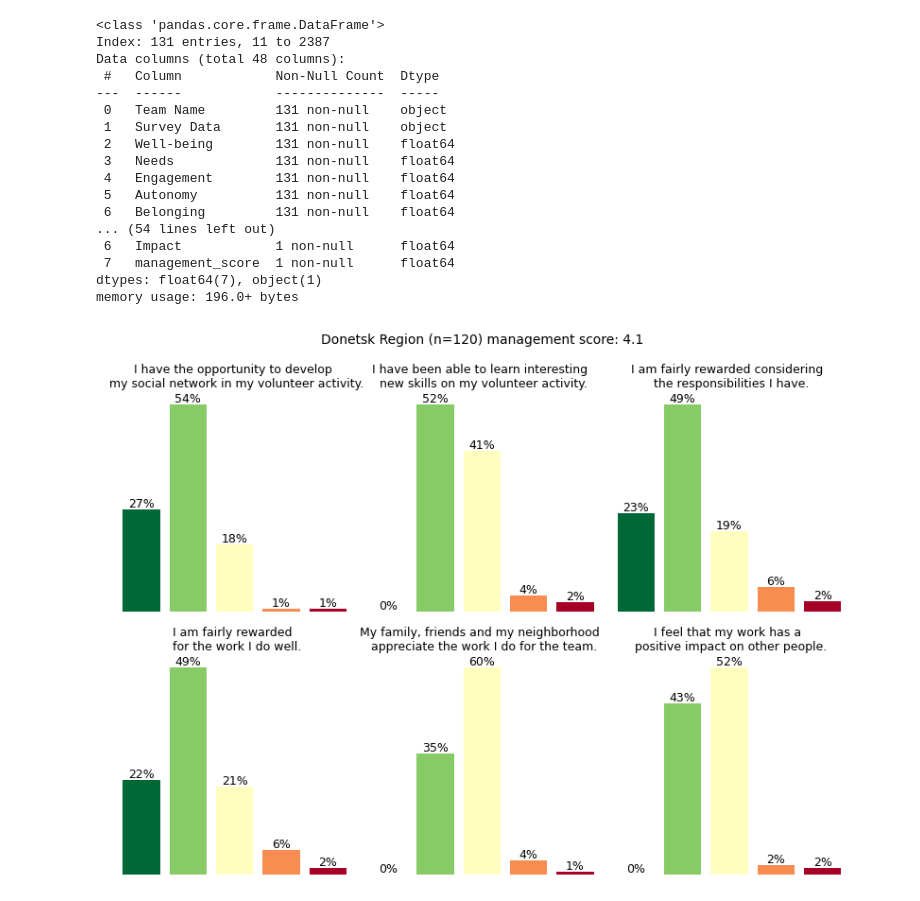
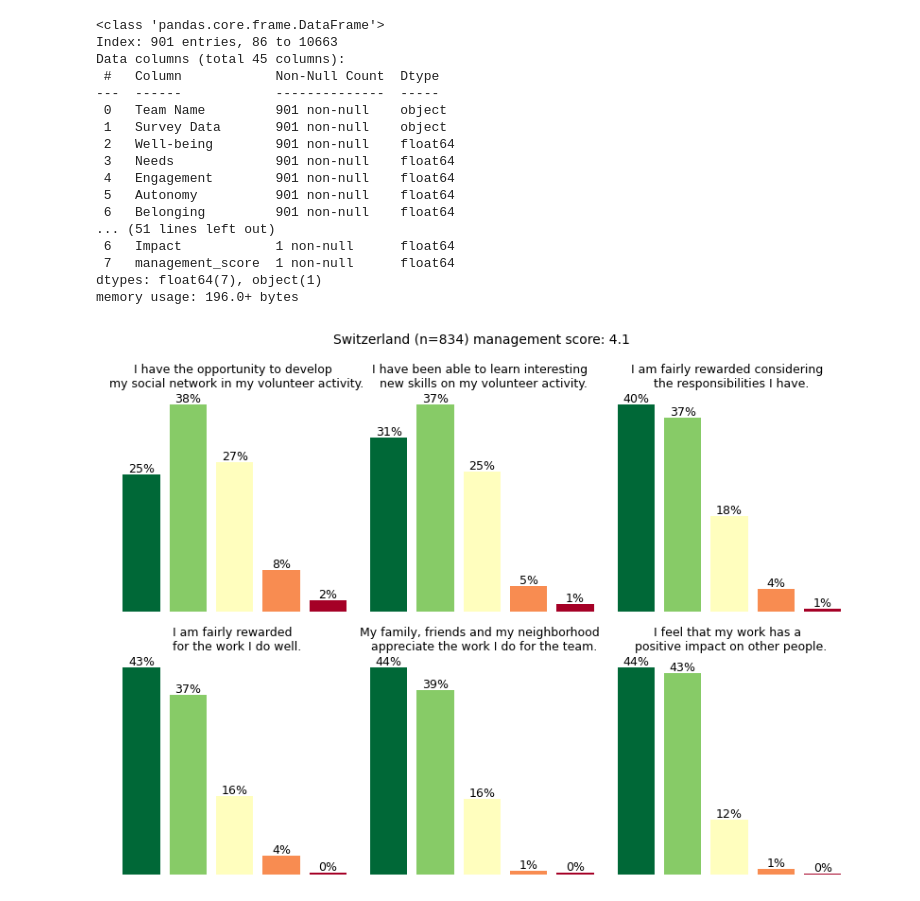
Before and after one commit to gabrielpictet/Motiro, a Jupyter notebook: Bar.ipynb, the cells around one changed output. Drawn from its saved outputs; the diff is of its cells as text; code cells hidden in the pictures.

```diff
--- a/Bar.ipynb
+++ b/Bar.ipynb
@@ -143,22 +148,27 @@ memory usage: 50.1+ KB
 ## Provides a figure with 3 bar graphs in one row showing the distribution of answers
 ## of answers to Motiro questions grouped by dimensions
 ## Dimensions with three vars: Autonomy, Belonging, Needs, Leadership.
-## see cell above for the health dimension
+## see cell above for the wellbeing dimension
 
 ## For testing purpose:
-NS='URC'
+NS='SRC'
 # Load the dataset
 df = pd.read_csv(file_path, sep=",", encoding='utf-8')
 #df.info()
 
 ## select which team, circle, category of respondent, etc. to display
-team='Donetsk Region'
+team='Switzerland'
 ## select which variables (grouped in a "dimension") to display
-dimension='leadership'
+dimension='needs'
+#dimension='autonomy'
+#dimension='belonging'
+#dimension='competence'
+#dimension='leadership'
 
 # Filter the dataframe for 'Team Name'
 #df = df[df['Team Name'] == team]
-df = df[df['region'] == team]
+#df = df[df['region'] == team]
+df = df[df['Country'] == team]
 df.info()
 
 #For circles (groups of teams), further filtering might be required:
@@ -170,7 +180,7 @@ df = df[df['Position'] == 'Volunteer']
 n = df['Volunteer'].sum() + df['Staff'].sum()
 
 # Define variable sets (dimensions)
-#health_vars = ['Strong','Drained','Frustrated']
+health_vars = ['Strong','Drained','Frustrated']
 engagement_vars = ['Meaning', 'Ideas', 'Values', 'Stay', 'Satisfied']
 autonomy_vars = ['Myself','Tasks','Free']
 belonging_vars = ['Group','Talk','Care'] #add: ,'Friendly','Team'?
@@ -186,7 +196,8 @@ dimension_vars = eval(f'{dimension}_vars')
 
 # Compute team's scores for selected dimension
 #mean_df = df.groupby('Team Name')[dimension_vars].mean().reset_index()
-mean_df = df.groupby('region')[dimension_vars].mean().reset_index()
+#mean_df = df.groupby('region')[dimension_vars].mean().reset_index()
+mean_df = df.groupby('Country')[dimension_vars].mean().reset_index()
 
 # Rescale health_vars to 1-5
 #mean_df[health_vars] = mean_df[health_vars]*4+1
@@ -300,23 +311,25 @@ memory usage: 172.0+ bytes
 ## of Motiro dashboard indicators grouped by dimensions
 ## Dimensions with 5 vars: engagement.
 ## Dimensions with 6 vars: management.
-## see cell 2 for the health dimension
+## see cell 2 for the wellbeing dimension
 ## see cell 3 for the needs, leadership, autonomy, belonging dimensions
 
 ## For testing purpose:
-NS='URC'
+NS='SRC'
 # Load the dataset
 df = pd.read_csv(file_path, sep=",", encoding='utf-8')
 #df.info()
 
 ## select which team, circle, category of respondent, etc. to display
-team='Donetsk Region'
+team='Switzerland'
 ## select which variables (grouped in a "dimension") to display
+#dimension='engagement'
 dimension='management'
 
 # Filter the dataframe for 'Team Name'
 #df = df[df['Team Name'] == team]
-df = df[df['region'] == team]
+#df = df[df['region'] == team]
+df = df[df['Country'] == team]
 df.info()
 
 #For circles (groups of teams), further filtering might be required:
@@ -344,7 +357,8 @@ dimension_vars = eval(f'{dimension}_vars')
 
 # Compute team's scores for selected dimension
 #mean_df = df.groupby('Team Name')[dimension_vars].mean().reset_index()
-mean_df = df.groupby('region')[dimension_vars].mean().reset_index()
+#mean_df = df.groupby('region')[dimension_vars].mean().reset_index()
+mean_df = df.groupby('Country')[dimension_vars].mean().reset_index()
 
 # Create a new column with the mean of the selected dimension
 mean_df[f'{dimension}_score'] = mean_df[dimension_vars].mean(axis=1)
@@ -409,41 +423,41 @@ for ax in axes.flatten():
     ax.set_yticks([])
     ax.set_xlabel('')
     ax.set_ylabel('')
 
 # Define the colormap and reverse it
 cmap = plt.get_cmap('RdYlGn_r')  # The '_r' suffix reverses the colormap
 colors5 = [cmap(i / 4) for i in range(5)]
 
 # Plot frequency bar charts
 for i, var in enumerate(dimension_vars):
     # Reverse the data using slicing
     reversed_data = freq_dict5[var][::-1]
     plt.subplot(math.ceil(len(dimension_vars)/3), 3, i+1)
     plt.bar(range(1, 6), reversed_data, color=colors5)
     # Fix limits to x axis
     plt.xlim(0.5, 5.5)
     # Annotate with the percentage of each answer on top of each bar
     for j, freq in enumerate(reversed_data):
         plt.text(j + 1, freq, f'{freq/n:.0%}', ha='center', va='bottom', fontsize=9)
     plt.title(title_dict[var], fontsize=9)
 plt.tight_layout()
 plt.savefig(f'{NS}_{team}_{dimension}_bar.png', bbox_inches='tight', pad_inches=0.1)
 # %% [output]
 <class 'pandas.core.frame.DataFrame'>
-Index: 131 entries, 11 to 2387
-Data columns (total 48 columns):
+Index: 901 entries, 86 to 10663
+Data columns (total 45 columns):
  #   Column            Non-Null Count  Dtype
 ---  ------            --------------  -----
- 0   Team Name         131 non-null    object
- 1   Survey Data       131 non-null    object
- 2   Well-being        131 non-null    float64
- 3   Needs             131 non-null    float64
- 4   Engagement        131 non-null    float64
- 5   Autonomy          131 non-null    float64
- 6   Belonging         131 non-null    float64
-... (54 lines left out)
+ 0   Team Name         901 non-null    object
+ 1   Survey Data       901 non-null    object
+ 2   Well-being        901 non-null    float64
+ 3   Needs             901 non-null    float64
+ 4   Engagement        901 non-null    float64
+ 5   Autonomy          901 non-null    float64
+ 6   Belonging         901 non-null    float64
+... (51 lines left out)
  6   Impact            1 non-null      float64
  7   management_score  1 non-null      float64
 dtypes: float64(7), object(1)
 memory usage: 196.0+ bytes
-[figure, old version]
+[figure, new version]
```
Also changed, not shown: parts of 2 cells of this notebook.
